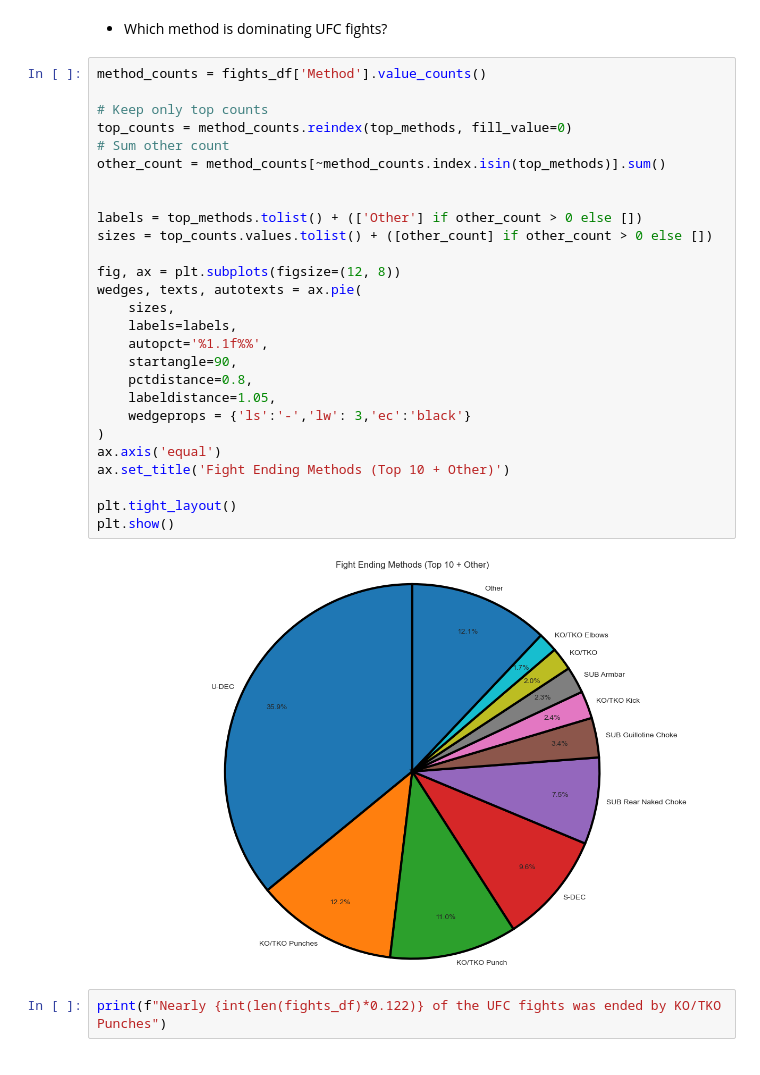
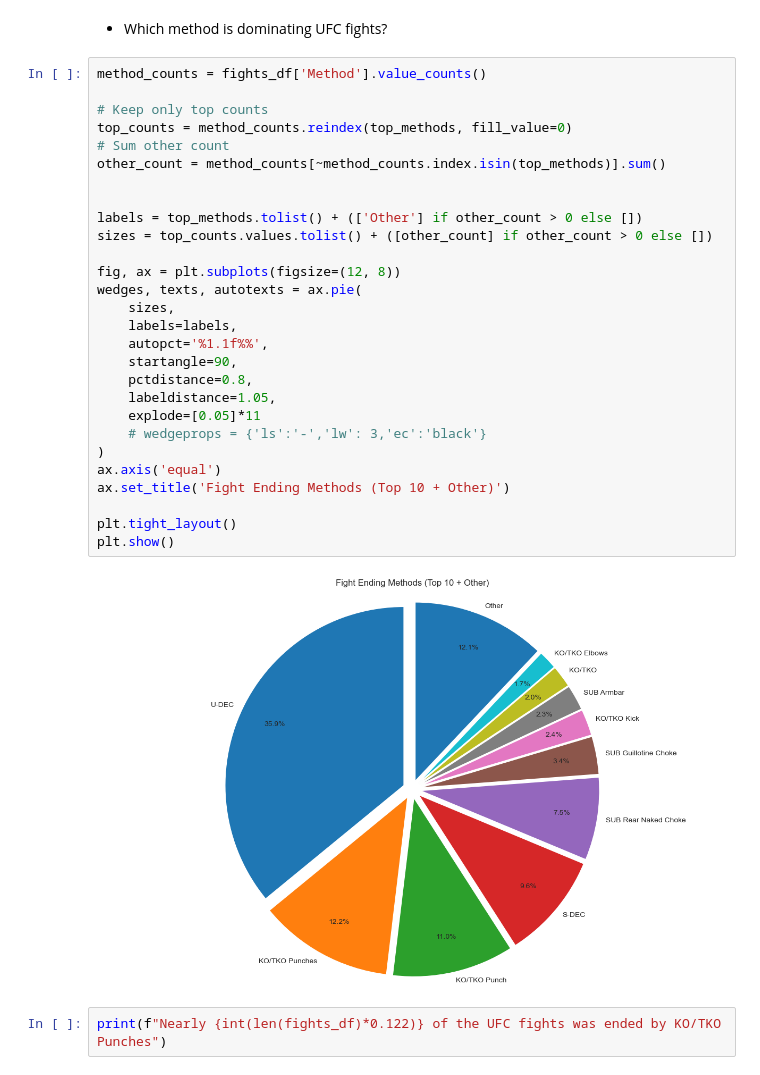
Before and after one commit to ameen-alibi/ufc-fighting-style-categorizer, a Jupyter notebook: 03_data_analysis.ipynb, the cells around one changed output. Drawn from its saved outputs; the diff is of its cells as text.

```diff
--- a/03_data_analysis.ipynb
+++ b/03_data_analysis.ipynb
@@ -185,32 +185,33 @@ HEHE ! This is almost like ranking the most boring weight divisions. Fights with
 # %%
 method_counts = fights_df['Method'].value_counts()
 
 # Keep only top counts
 top_counts = method_counts.reindex(top_methods, fill_value=0)
 # Sum other count
 other_count = method_counts[~method_counts.index.isin(top_methods)].sum()
 
 
 labels = top_methods.tolist() + (['Other'] if other_count > 0 else [])
 sizes = top_counts.values.tolist() + ([other_count] if other_count > 0 else [])
 
 fig, ax = plt.subplots(figsize=(12, 8))
 wedges, texts, autotexts = ax.pie(
     sizes,
     labels=labels,
     autopct='%1.1f%%',
     startangle=90,
     pctdistance=0.8,
     labeldistance=1.05,
-    wedgeprops = {'ls':'-','lw': 3,'ec':'black'}
+    explode=[0.05]*11
+    # wedgeprops = {'ls':'-','lw': 3,'ec':'black'}
 )
 ax.axis('equal')
 ax.set_title('Fight Ending Methods (Top 10 + Other)')
 
 plt.tight_layout()
 plt.show()
 # %% [output]
-[figure, old version]
+[figure, new version]
 # %%
 print(f"Nearly {int(len(fights_df)*0.122)} of the UFC fights was ended by KO/TKO Punches")
 # %% [output]
```
